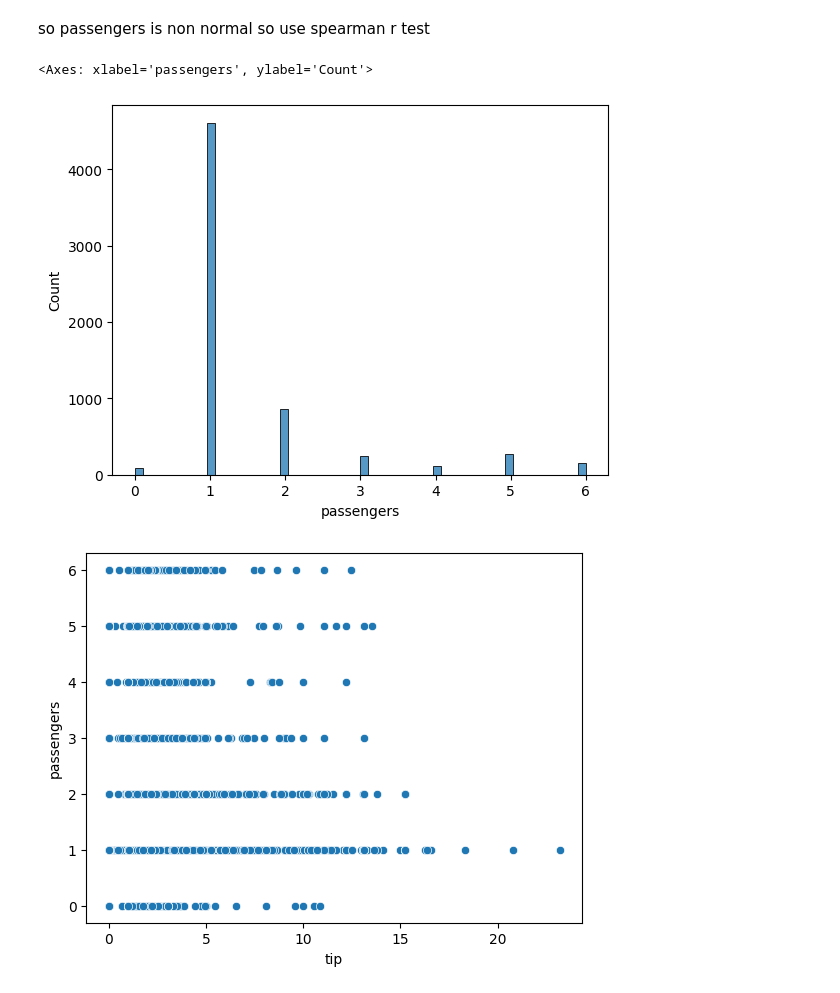
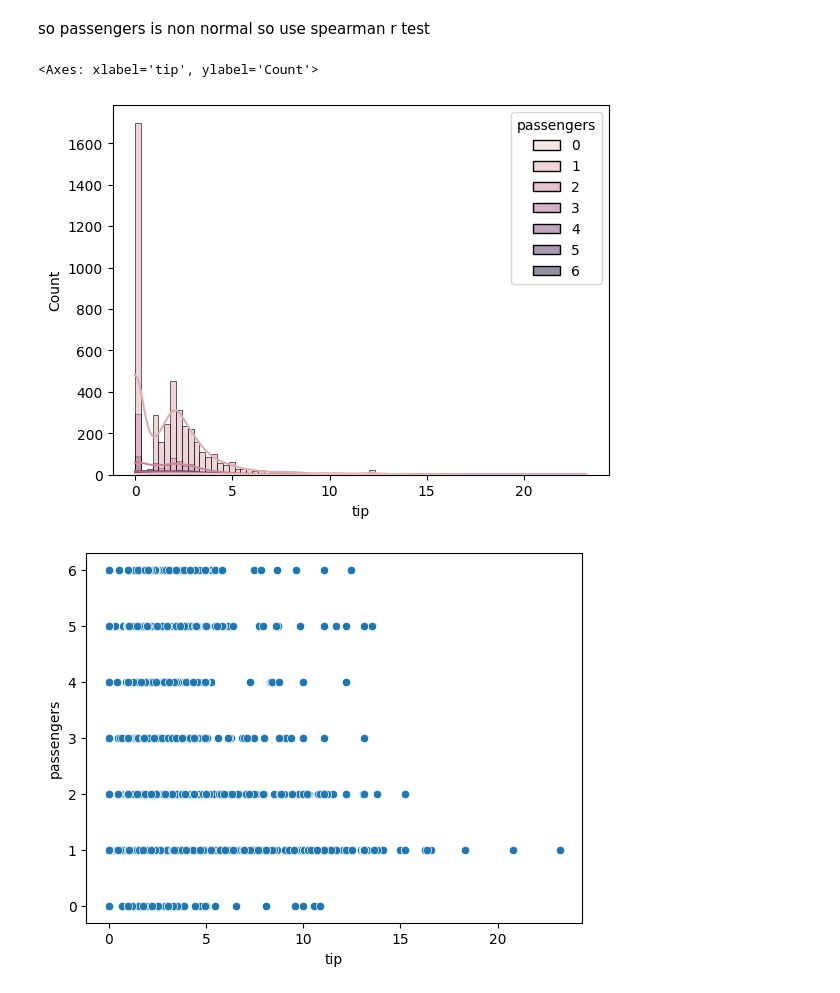
Before and after one commit to Akhila-Dubasi/ML, a Jupyter notebook: ml.ipynb, the cells around one changed output. Cells and saved outputs as stored; diff of their text form; code cells hidden in the pictures.

```diff
--- a/ml.ipynb
+++ b/ml.ipynb
@@ -494,10 +494,10 @@ hypothesis for correlation
 # %% [markdown]
 so passengers is non normal so use spearman r test
 # %%
-sns.histplot(df['passengers'])
+sns.histplot(data=df, x='tip', hue='passengers', kde=True)
 # %% [output]
-<Axes: xlabel='passengers', ylabel='Count'>
+<Axes: xlabel='tip', ylabel='Count'>
-[figure, old version]
+[figure, new version]
 # %%
 #relation btw 2 numerical values
 sns.scatterplot(x=df.tip,y=df.passengers)
```
Also changed, not shown: parts of 36 cells of this notebook.
